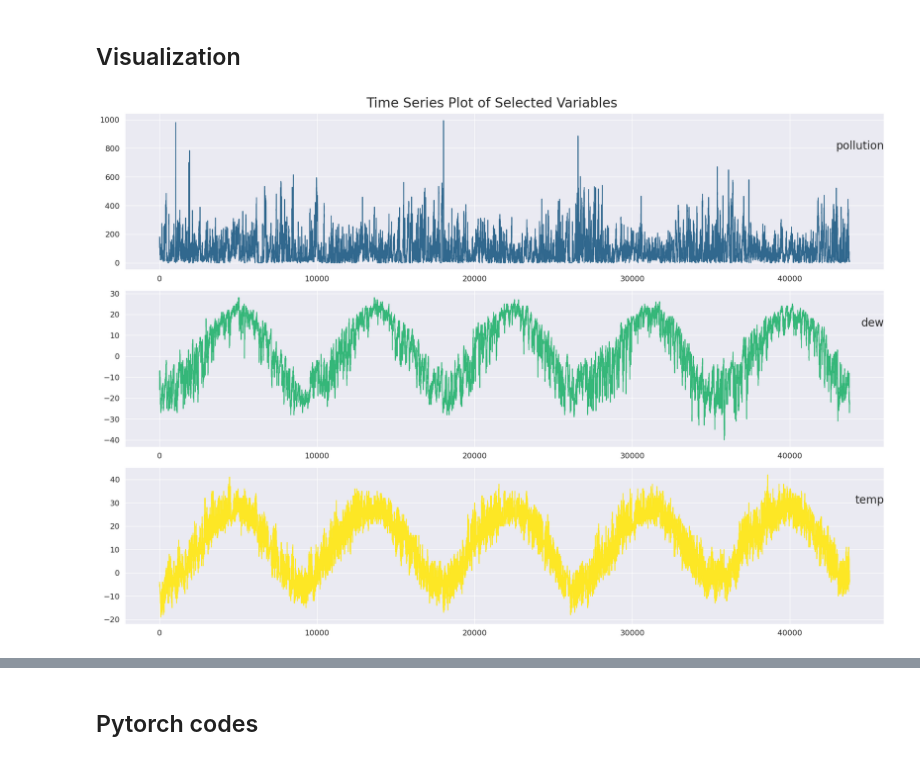
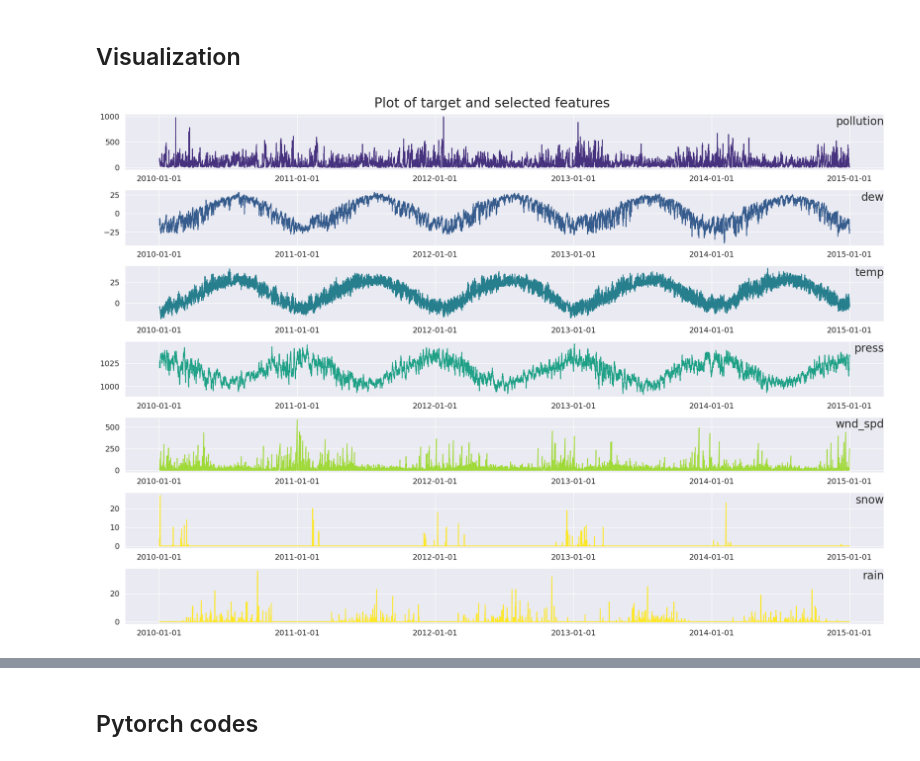
Before and after one commit to mrcljns/GRU-ML-presentation, a Jupyter notebook: gru_notebook.ipynb, the cells around one changed output, grey strips where cells are left out. Drawn from its saved outputs; the diff is of its cells as text; code cells hidden in the pictures.

Commit message:
adding dates to visualisations

```diff
--- a/gru_notebook.ipynb
+++ b/gru_notebook.ipynb
@@ -78,23 +93,27 @@ dtype: int64
 # %% [markdown]
 ## Visualization
 # %%
+# Visualizing the numerical values
 sn.set_theme(style="darkgrid")
 
 values = pollution_df.values
+dates = [datetime.strptime(date_str, '%Y-%m-%d %H:%M:%S') for date_str in values[:,0]]
 
-groups = [1, 2, 3]
+groups = [1, 2, 3, 4, 6, 7, 8]
 i = 1
 
 fig, axs = plt.subplots(len(groups), 1, figsize=(20, 14), facecolor='white')
 for group, ax in zip(groups, axs):
-    ax.plot(values[:, group], color=cm.viridis(group/len(groups)))
+    ax.plot(dates, values[:, group], color=cm.viridis(group/len(groups)))
     ax.set_title(pollution_df.columns[group], y=0.75, loc='right', fontsize=20)
     ax.tick_params(axis='both', which='major', labelsize=14)
     ax.grid(True)
+    ax.xaxis.set_major_locator(mdates.YearLocator())
+    ax.xaxis.set_major_formatter(mdates.DateFormatter('%Y-%m-%d'))
     i += 1
 
-plt.suptitle('Time Series Plot of Selected Variables', fontsize=24)
+plt.suptitle('Plot of target and selected features', fontsize=24)
 plt.tight_layout()
 plt.show()
 # %% [output]
-[figure, old version]
+[figure, new version]
```
Also changed, not shown: parts of 5 cells of this notebook.
